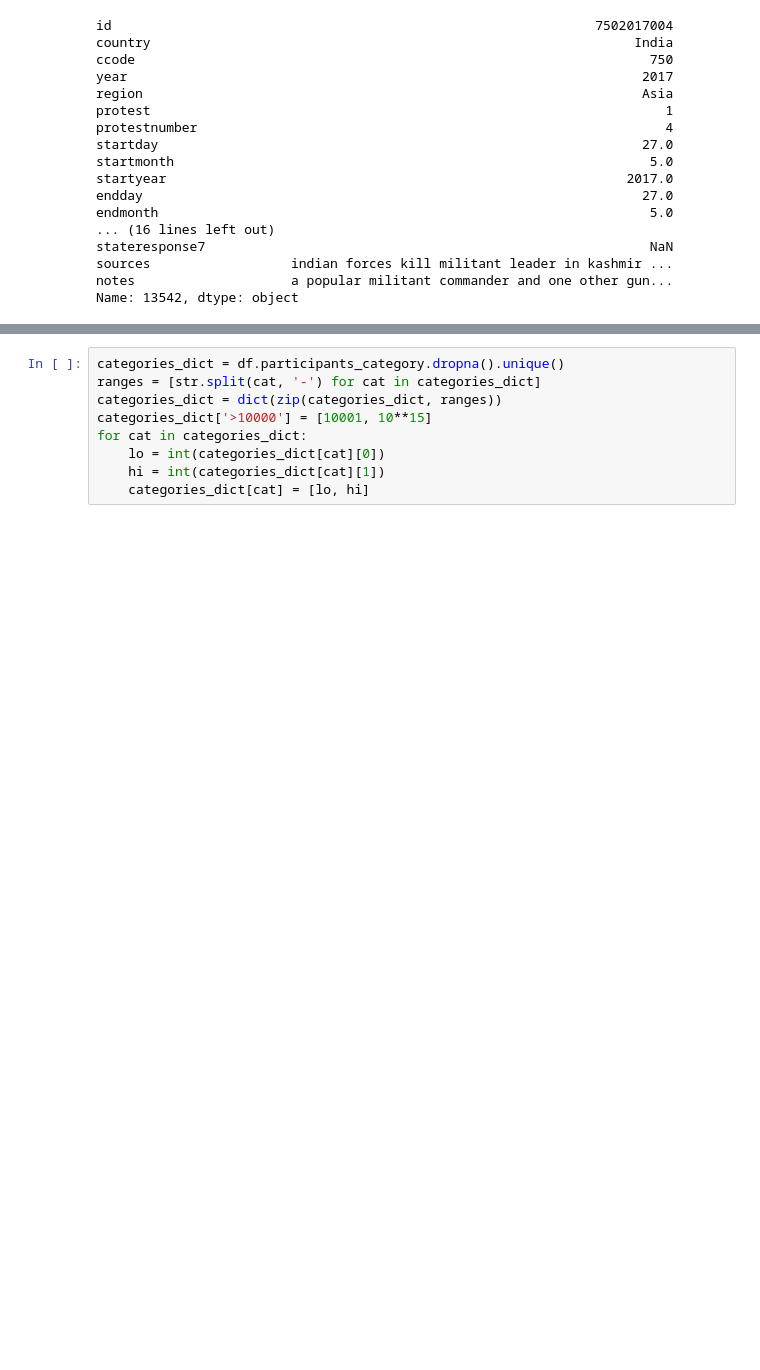
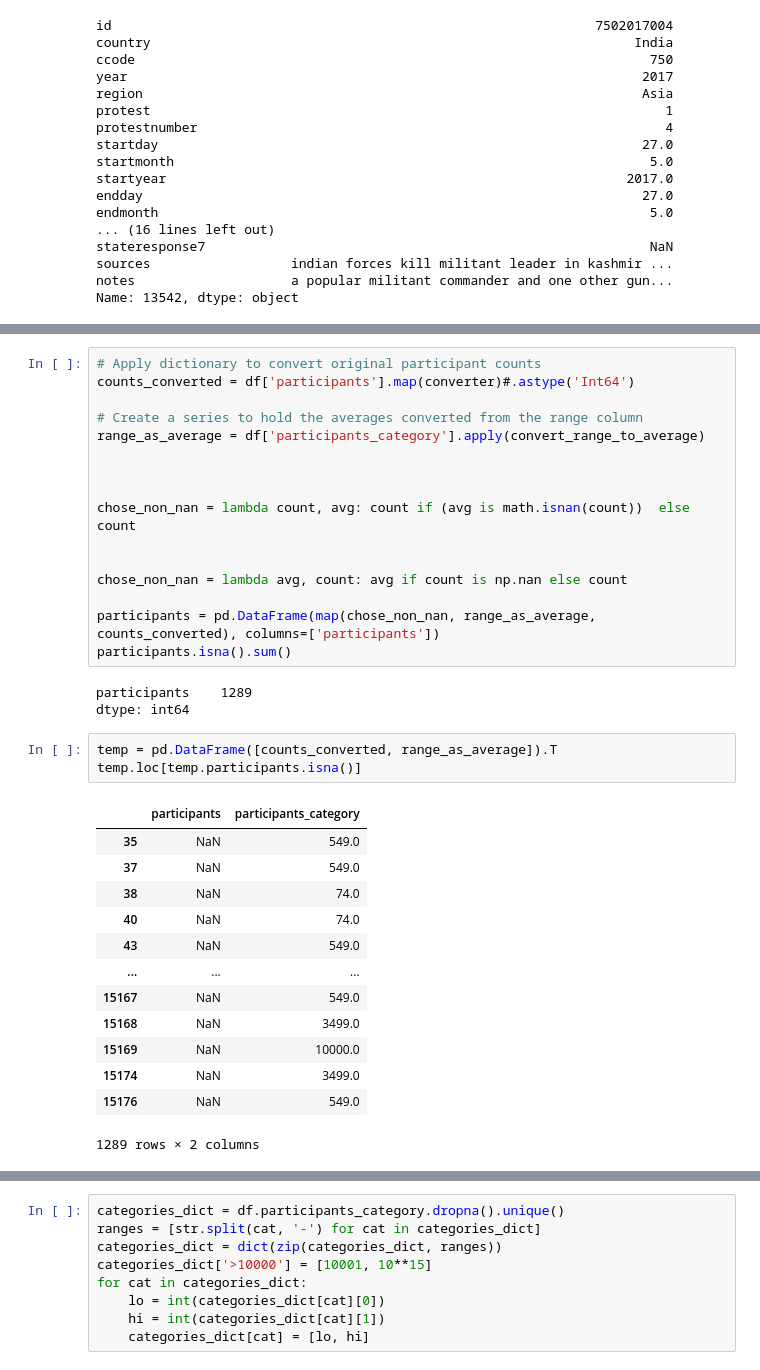
Before and after one commit to sethnlewis/Predicting-Political-Revolutions, a Jupyter notebook: notebooks/EDA_MM.ipynb, the cells around one changed output, grey strips where cells are left out. Cells and saved outputs as stored; diff of their text form; blank space fills up the shorter version.

Commit message:
Wtf is happening is these multiple kinds of nans: pandas, numpy, math, all different, not comparable???

```diff
--- a/notebooks/EDA_MM.ipynb
+++ b/notebooks/EDA_MM.ipynb
@@ -284,0 +318,36 @@ for original, clean in zip(cleaning_dict.iloc[:, 0], cleaning_dict.iloc[:, 1]):
+# %%
+# Apply dictionary to convert original participant counts
+counts_converted = df['participants'].map(converter)#.astype('Int64')
+
+# Create a series to hold the averages converted from the range column
+range_as_average = df['participants_category'].apply(convert_range_to_average)
+
+
+
+chose_non_nan = lambda count, avg: count if (avg is math.isnan(count))  else count
+
+
+chose_non_nan = lambda avg, count: avg if count is np.nan else count
+
+participants = pd.DataFrame(map(chose_non_nan, range_as_average, counts_converted), columns=['participants'])
+participants.isna().sum()
+# %% [output]
+participants    1289
+dtype: int64
+# %%
+temp = pd.DataFrame([counts_converted, range_as_average]).T
+temp.loc[temp.participants.isna()]
+# %% [output]
+|  | participants | participants_category |
+| 35 | NaN | 549.0 |
+| 37 | NaN | 549.0 |
+| 38 | NaN | 74.0 |
+| 40 | NaN | 74.0 |
+| 43 | NaN | 549.0 |
+| ... | ... | ... |
+| 15167 | NaN | 549.0 |
+| 15168 | NaN | 3499.0 |
+| 15169 | NaN | 10000.0 |
+| 15174 | NaN | 3499.0 |
+| 15176 | NaN | 549.0 |
+1289 rows × 2 columns
```
Also changed, not shown: parts of 27 cells of this notebook, 1 other file.
